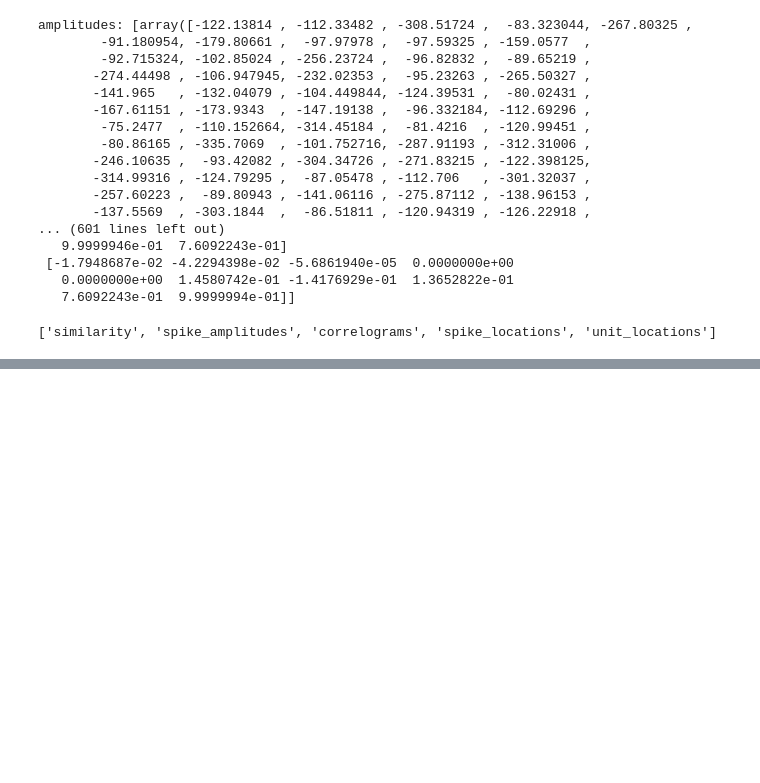
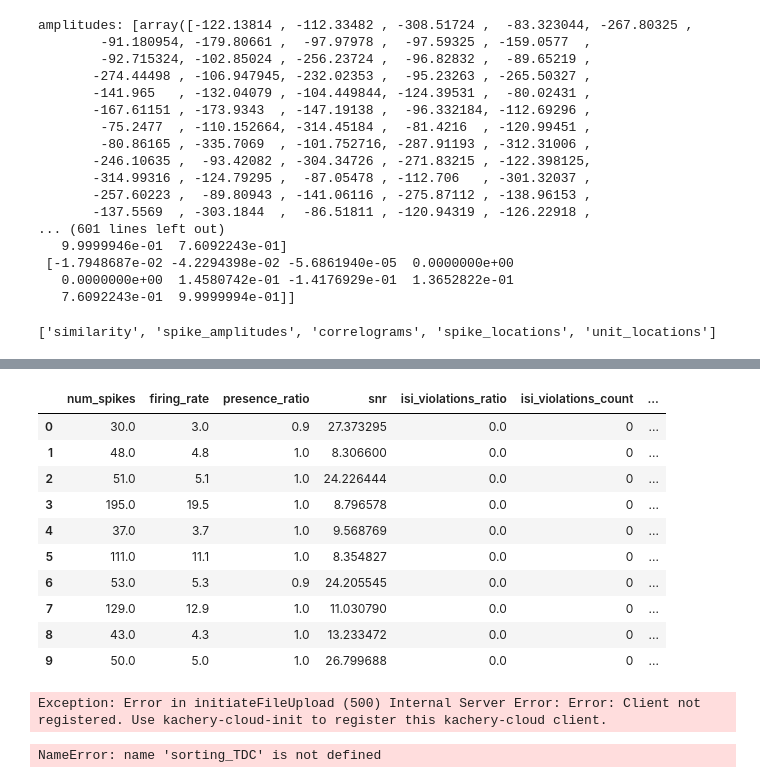
Before and after one commit to Justin-Sherfey/spike-interface, a Jupyter notebook: spike_interface.ipynb, the cells around one changed output, grey strips where cells are left out. Cells and saved outputs as stored; diff of their text form; code cells hidden in the pictures; blank space fills up the shorter version.

Commit message:
added quality stuff

```diff
--- a/spike_interface.ipynb
+++ b/spike_interface.ipynb
@@ -218,3 +220,7 @@ amplitudes: [array([-122.13814 , -112.33482 , -308.51724 ,  -83.323044, -267.803
 print(wv_sp2.get_available_extension_names())
 # %% [output]
 ['similarity', 'spike_amplitudes', 'correlograms', 'spike_locations', 'unit_locations']
+# %%
+# compute quality metrics
+qm_params = sqm.get_default_qm_params()
+pprint(qm_params)
@@ -220,0 +245,32 @@ print(wv_sp2.get_available_extension_names())
+# %%
+# modify paramaters to accomodate short duration
+qm_params["presence_ratio"]["bin_duration_s"] = 1
+qm_params["amplitude_cutoff"]["num_histogram_bins"] = 5
+qm_params["drift"]["interval_s"] = 2
+qm_params["drift"]["min_spikes_per_interval"] = 2
+# %%
+qm = sqm.compute_quality_metrics(wv_sp2, qm_params=qm_params)
+display(qm)
+# %% [output]
+|  | num_spikes | firing_rate | presence_ratio | snr | isi_violations_ratio | isi_violations_count | ... |
+| 0 | 30.0 | 3.0 | 0.9 | 27.373295 | 0.0 | 0 | ... |
+| 1 | 48.0 | 4.8 | 1.0 | 8.306600 | 0.0 | 0 | ... |
+| 2 | 51.0 | 5.1 | 1.0 | 24.226444 | 0.0 | 0 | ... |
+| 3 | 195.0 | 19.5 | 1.0 | 8.796578 | 0.0 | 0 | ... |
+| 4 | 37.0 | 3.7 | 1.0 | 9.568769 | 0.0 | 0 | ... |
+| 5 | 111.0 | 11.1 | 1.0 | 8.354827 | 0.0 | 0 | ... |
+| 6 | 53.0 | 5.3 | 0.9 | 24.205545 | 0.0 | 0 | ... |
+| 7 | 129.0 | 12.9 | 1.0 | 11.030790 | 0.0 | 0 | ... |
+| 8 | 43.0 | 4.3 | 1.0 | 13.233472 | 0.0 | 0 | ... |
+| 9 | 50.0 | 5.0 | 1.0 | 26.799688 | 0.0 | 0 | ... |
+# %%
+w1 = sw.plot_quality_metrics(wv_sp2, display=False, backend="sortingview")
+# %% [output]
+Exception: Error in initiateFileUpload (500) Internal Server Error: Error: Client not registered. Use kachery-cloud-init to register this kachery-cloud client.
+# %%
+comp_gt = sc.compare_sorter_to_ground_truth(gt_sorting=sorting_true, tested_sorting=sorting_TDC)
+comp_pair = sc.compare_two_sorters(sorting1=sorting_TDC, sorting2=sorting_SC2)
+comp_multi = sc.compare_multiple_sorters(sorting_list=[sorting_TDC, sorting_SC2, sorting_KS2],
+                                         name_list=['tdc', 'sc2', 'ks2'])
+# %% [output]
+NameError: name 'sorting_TDC' is not defined
```
Also changed, not shown: parts of 4 cells of this notebook, 20 other files.
